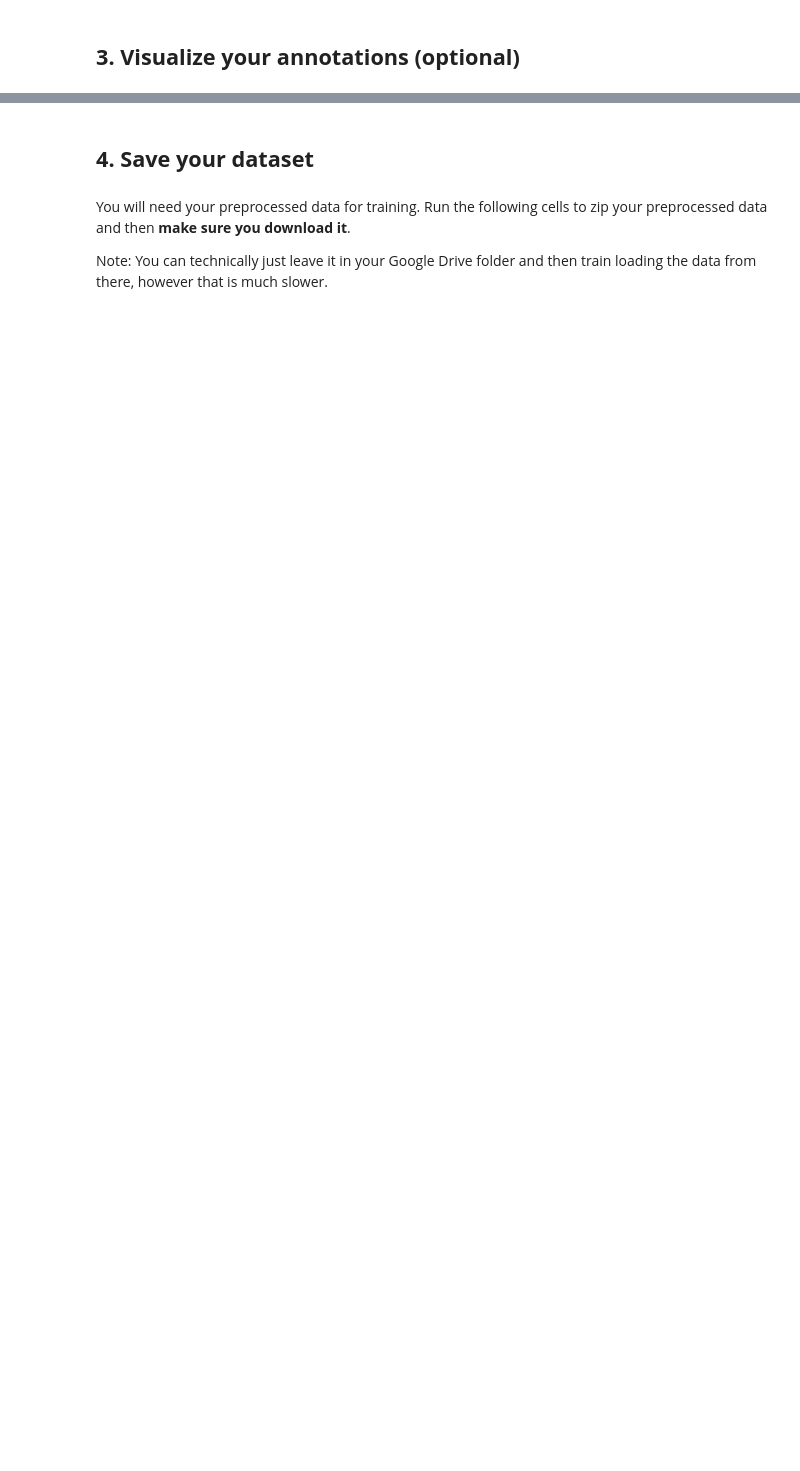
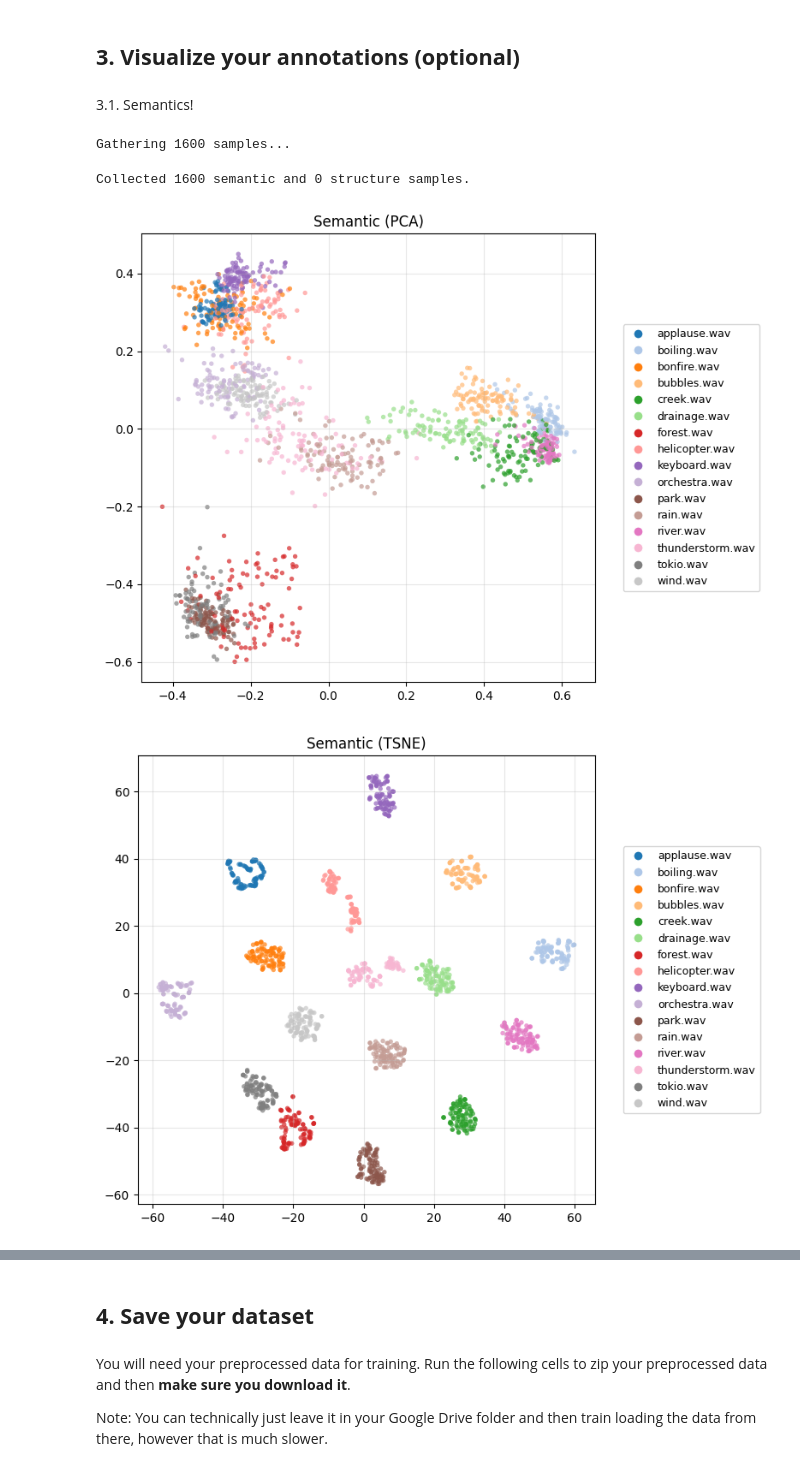
Before and after one commit to cordutie/SCAPES, a Jupyter notebook: quickstart/1. dataprep.ipynb, the cells around one changed output, grey strips where cells are left out. Drawn from its saved outputs; the diff is of its cells as text; code cells hidden in the pictures; blank space fills up the shorter version.

```diff
--- a/quickstart/1. dataprep.ipynb
+++ b/quickstart/1. dataprep.ipynb
@@ -41,8 +31,15 @@ From here, the data will be prepared in many steps. Make sure you write the path
 # %% [markdown]
 ### **2.1. Fix your dataset path**
 # %%
+# Make repo root importable for this session (zero packaging)
+import sys, pathlib
+repo_root = pathlib.Path.cwd().parent
+sys.path.insert(0, str(repo_root))
+%load_ext autoreload
+%autoreload
+
 # Fill your dataset path here
-path_to_dataset = "path/to/your/dataset"  # Change this to your dataset path <---------------------------
+path_to_dataset = "/home/esteban/Documents/projects/dev_SCAPES/datasets/microtex_test_short"  # Change this to your dataset path <---------------------------
 # %% [markdown]
 ### **2.2. Precompute audio representation**
 # %%
@@ -99,27 +178,26 @@ precompute_annotations(
 # %% [markdown]
 ## **3. Visualize your annotations (optional)**
+# %% [markdown]
+3.1. Semantics!
 # %%
 from SCAPES.data.visualization import LatentSpaceExplorer
 from SCAPES.data.dataset import AtomSequenceDataset
 
-segment_length, context_length, hop_size = 5, 5, 1
-
-# 2. Setup the main dataset with the new opt-in requested_keys
 dataset = AtomSequenceDataset(
     dataset_path=path_to_dataset,
-    segment_length=segment_length,
-    context_length=context_length,
-    hop_size=hop_size,
-    requested_keys=["latent_past", "latent_present", "latent_context_win",
-                    "scale_past", "scale_present", "scale_context_win",
-                    "clap_context_win", "index"],
-    device="cpu")
+    requested_keys=[
+        "target_semantic",
+        "index"
+    ],
+    device="cpu"
+)
 
-# Initialize the visualizer (it will automatically detect the keys)
-explorer = LatentSpaceExplorer(dataset=dataset, max_samples_per_file=300)
+explorer = LatentSpaceExplorer(dataset, max_samples_per_file=100)
 
-# Plot using PCA (Fast, shows global structure)
-explorer.plot(method="pca")
-
-# # Plot using t-SNE (Slower, but shows local clusters and "islands" beautifully)
-explorer.plot(method="tsne")
+explorer.plot_semantic(method="pca")
+explorer.plot_semantic(method="tsne")
+# %% [output]
+Gathering 1600 samples...
+Collected 1600 semantic and 0 structure samples.
+[figure, added]
+[figure, added]
```
Also changed, not shown: parts of 10 cells of this notebook, 18 other files.
